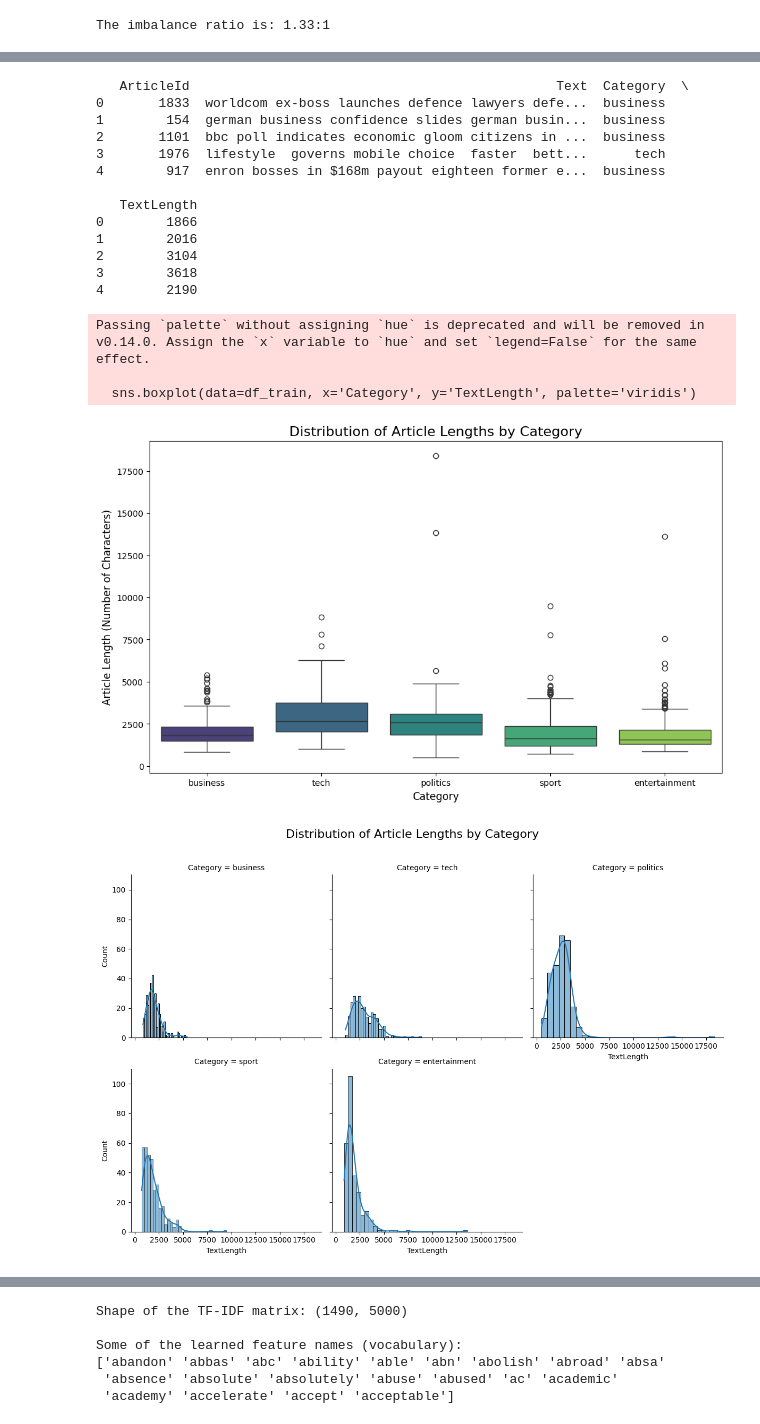
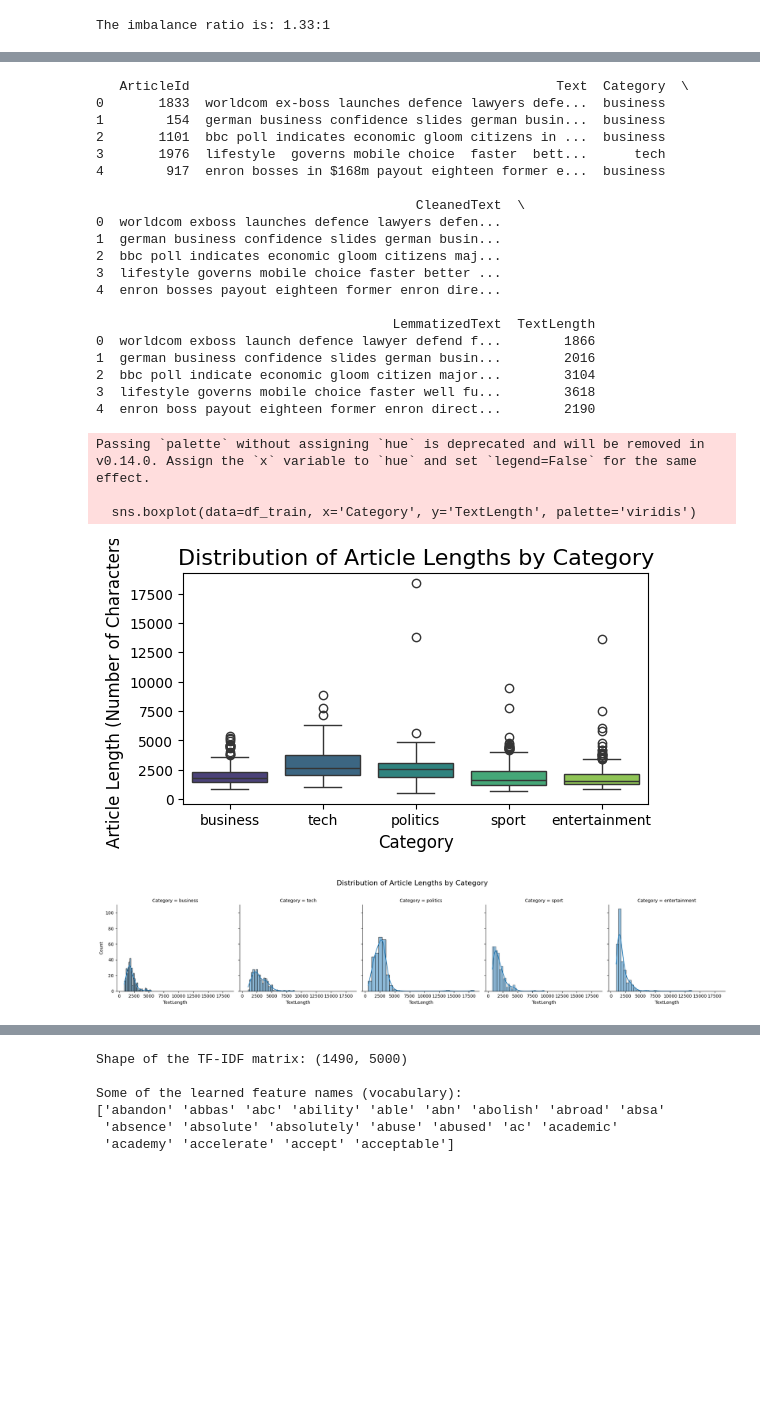
Before and after one commit to RockDeng110/BBC-News-Classification, a Jupyter notebook: bbc_news_classification.ipynb, the cells around one changed output, grey strips where cells are left out. Drawn from its saved outputs; the diff is of its cells as text; code cells hidden in the pictures; blank space fills up the shorter version.

```diff
--- a/bbc_news_classification.ipynb
+++ b/bbc_news_classification.ipynb
@@ -191,7 +357,7 @@ df_train['TextLength'] = df_train['Text'].str.len()
 print(df_train.head())
 
 # Set the figure size for better readability
-plt.figure(figsize=(12, 7))
+plt.figure(figsize=(6, 3))
 
 # Create a boxplot to compare article lengths across categories
 sns.boxplot(data=df_train, x='Category', y='TextLength', palette='viridis')
@@ -202,40 +368,47 @@ plt.xlabel('Category', fontsize=12)
 plt.ylabel('Article Length (Number of Characters)', fontsize=12)
 
 # Show the plot
 plt.show()
 
 
 # Create a FacetGrid to plot a histogram for each category
-g = sns.FacetGrid(df_train, col='Category', col_wrap=3, height=4)
+g = sns.FacetGrid(df_train, col='Category', col_wrap=5, height=4)
 
 # Map a histogram to each subplot in the grid
 g.map(sns.histplot, 'TextLength', bins=30, kde=True)
 
 # Add a title for the entire plot
 g.fig.suptitle('Distribution of Article Lengths by Category', y=1.02, fontsize=16)
 
 # Adjust layout
 plt.tight_layout()
 
 # Show the plot
 plt.show()
 # %% [output]
    ArticleId                                               Text  Category  \
 0       1833  worldcom ex-boss launches defence lawyers defe...  business
 1        154  german business confidence slides german busin...  business
 2       1101  bbc poll indicates economic gloom citizens in ...  business
 3       1976  lifestyle  governs mobile choice  faster  bett...      tech
 4        917  enron bosses in $168m payout eighteen former e...  business
 
-   TextLength
-0        1866
-1        2016
-2        3104
-3        3618
-4        2190
+                                         CleanedText  \
+0  worldcom exboss launches defence lawyers defen...
+1  german business confidence slides german busin...
+2  bbc poll indicates economic gloom citizens maj...
+3  lifestyle governs mobile choice faster better ...
+4  enron bosses payout eighteen former enron dire...
+
+                                      LemmatizedText  TextLength
+0  worldcom exboss launch defence lawyer defend f...        1866
+1  german business confidence slides german busin...        2016
+2  bbc poll indicate economic gloom citizen major...        3104
+3  lifestyle governs mobile choice faster well fu...        3618
+4  enron boss payout eighteen former enron direct...        2190
 Passing `palette` without assigning `hue` is deprecated and will be removed in v0.14.0. Assign the `x` variable to `hue` and set `legend=False` for the same effect.
 
   sns.boxplot(data=df_train, x='Category', y='TextLength', palette='viridis')
-[figure, old version]
+[figure, new version]
-[figure, old version]
+[figure, new version]
 # %% [markdown]
```
Also changed, not shown: parts of 30 cells of this notebook.
